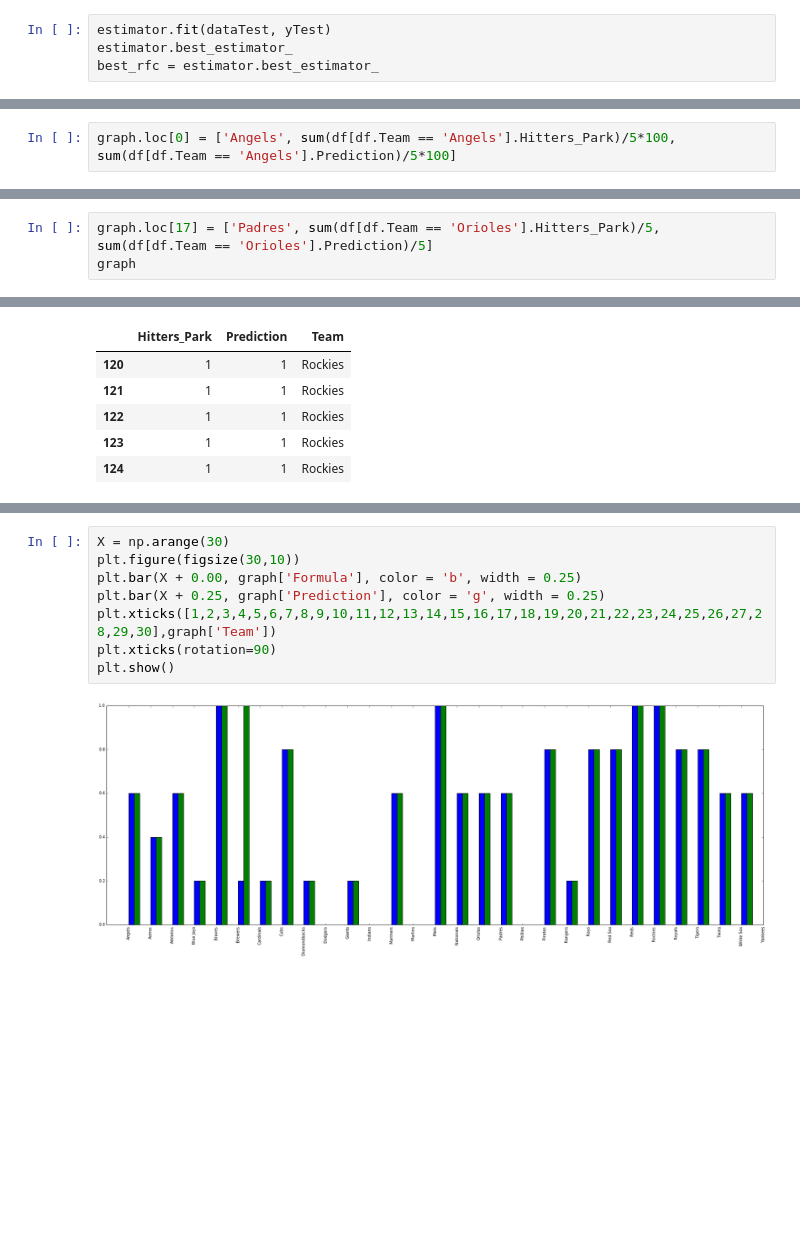
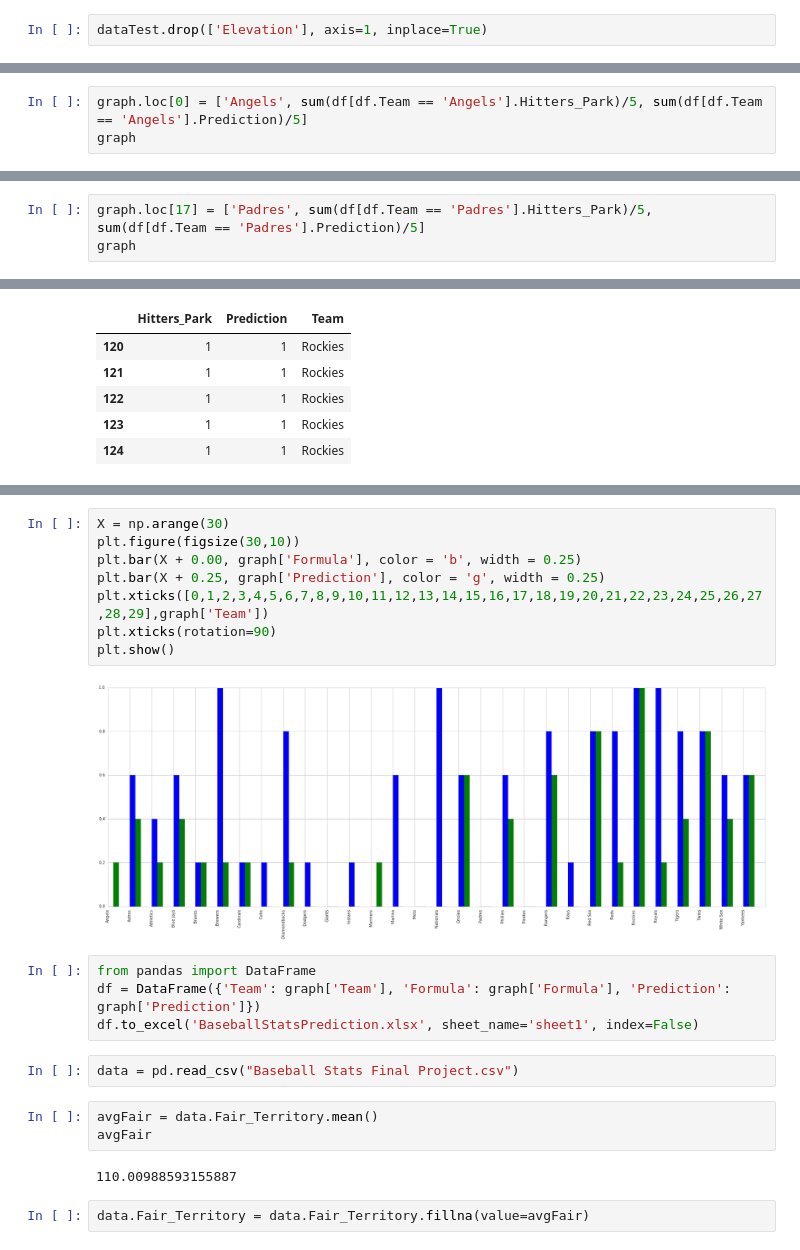
Before and after one commit to davidreyling/csc570-data-science, a Jupyter notebook: Reyling Baseball Final Project.ipynb, the cells around one changed output, grey strips where cells are left out. Cells and saved outputs as stored; diff of their text form; blank space fills up the shorter version.

Commit message:
Final Project

```diff
--- a/Reyling Baseball Final Project.ipynb
+++ b/Reyling Baseball Final Project.ipynb
@@ -340,10 +350,8 @@ dummies
 yTest = dummies.pop('Hitters_Park_Yes')
 # %%
 dataTest.drop(['Hitters_Park'], axis=1, inplace=True)
-# %%
-estimator.fit(dataTest, yTest)
-estimator.best_estimator_
-best_rfc = estimator.best_estimator_
+# %%
+dataTest.drop(['Elevation'], axis=1, inplace=True)
 # %%
 accuracy = accuracy_score(yTest, best_rfc.predict(dataTest))
 print "Accuracy: ", accuracy
@@ -356,4 +364,5 @@ df = DataFrame({'Team': y_Team, 'Hitters_Park': yTest, 'Prediction': best_rfc.pr
 columns = ['Team', 'Formula', 'Prediction']
 graph = pd.DataFrame(columns = columns)
 # %%
-graph.loc[0] = ['Angels', sum(df[df.Team == 'Angels'].Hitters_Park)/5*100, sum(df[df.Team == 'Angels'].Prediction)/5*100]
+graph.loc[0] = ['Angels', sum(df[df.Team == 'Angels'].Hitters_Park)/5, sum(df[df.Team == 'Angels'].Prediction)/5]
+graph
@@ -752,7 +755,7 @@ df[df.Team == 'Orioles']
 | 83 | 0 | 0 | Orioles |
 | 84 | 1 | 1 | Orioles |
 # %%
-graph.loc[17] = ['Padres', sum(df[df.Team == 'Orioles'].Hitters_Park)/5, sum(df[df.Team == 'Orioles'].Prediction)/5]
+graph.loc[17] = ['Padres', sum(df[df.Team == 'Padres'].Hitters_Park)/5, sum(df[df.Team == 'Padres'].Prediction)/5]
 graph
 # %% [output]
 |  | Team | Formula | Prediction |
@@ -1144,10 +1147,23 @@ df[df.Team == 'Yankees']
 # %%
 X = np.arange(30)
 plt.figure(figsize(30,10))
 plt.bar(X + 0.00, graph['Formula'], color = 'b', width = 0.25)
 plt.bar(X + 0.25, graph['Prediction'], color = 'g', width = 0.25)
-plt.xticks([1,2,3,4,5,6,7,8,9,10,11,12,13,14,15,16,17,18,19,20,21,22,23,24,25,26,27,28,29,30],graph['Team'])
+plt.xticks([0,1,2,3,4,5,6,7,8,9,10,11,12,13,14,15,16,17,18,19,20,21,22,23,24,25,26,27,28,29],graph['Team'])
 plt.xticks(rotation=90)
 plt.show()
 # %% [output]
-[figure, old version]
+[figure, new version]
+# %%
+from pandas import DataFrame
+df = DataFrame({'Team': graph['Team'], 'Formula': graph['Formula'], 'Prediction': graph['Prediction']})
+df.to_excel('BaseballStatsPrediction.xlsx', sheet_name='sheet1', index=False)
+# %%
+data = pd.read_csv("Baseball Stats Final Project.csv")
+# %%
+avgFair = data.Fair_Territory.mean()
+avgFair
+# %% [output]
+110.00988593155887
+# %%
+data.Fair_Territory = data.Fair_Territory.fillna(value=avgFair)
```
Also changed, not shown: parts of 160 cells of this notebook, 1 other file.
